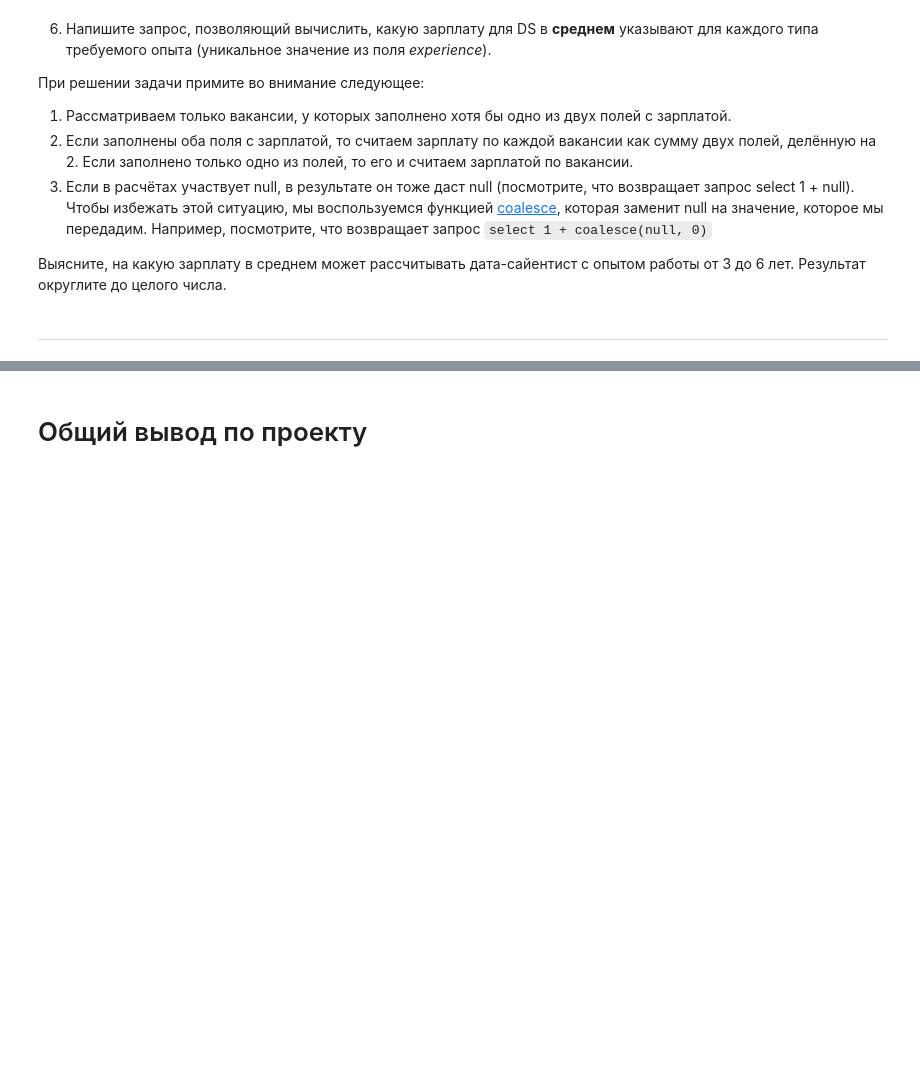
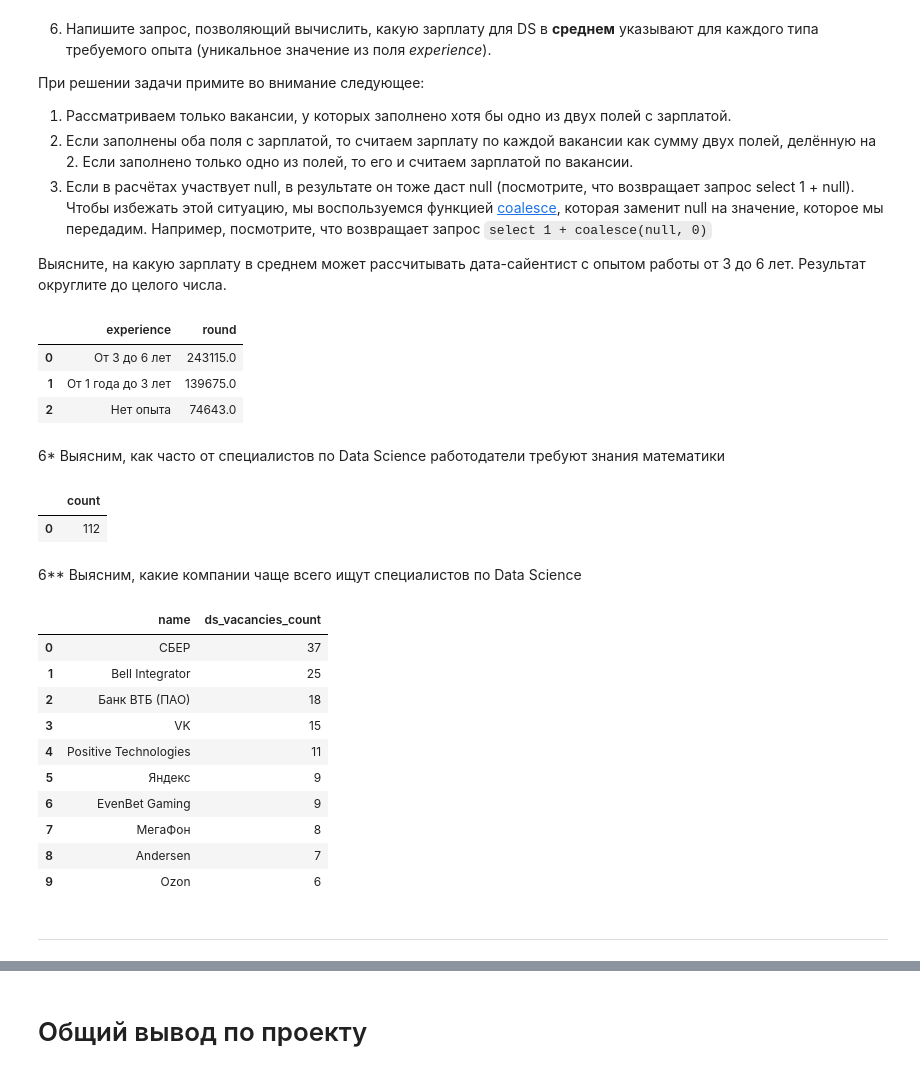
Before and after one commit to Anaiya798/Skillfactory, a Jupyter notebook: module_2.2/hh_sql.ipynb, the cells around one changed output, grey strips where cells are left out. Cells and saved outputs as stored; diff of their text form; code cells hidden in the pictures; blank space fills up the shorter version.

```diff
--- a/module_2.2/hh_sql.ipynb
+++ b/module_2.2/hh_sql.ipynb
@@ -358,4 +617,8 @@ df
 # %%
-# результат запроса
+df = pd.read_sql_query(query_6_6, connection)
+df
+# %% [output]
+|  | experience | round |
+| 0 | От 3 до 6 лет | 243115.0 |
+| 1 | От 1 года до 3 лет | 139675.0 |
+| 2 | Нет опыта | 74643.0 |
-# %% [markdown]
-***
@@ -363,0 +625,2 @@ df
+# %% [markdown]
+6* Выясним, как часто от специалистов по Data Science работодатели требуют знания математики
@@ -363,0 +640,36 @@ df
+# %%
+df = pd.read_sql_query(ad_query, connection)
+df
+# %% [output]
+|  | count |
+| 0 | 112 |
+# %% [markdown]
+6** Выясним, какие компании чаще всего ищут специалистов по Data Science
+# %%
+ad_query = f'''select
+                   e.name,
+                   count(v.id) as ds_vacancies_count
+                from
+                    dst_vacancies as v
+                    join public.employers as e on e.id = v.employer_id
+                group by e.id
+                order by count(v.id) desc
+                limit 10
+'''
+# %%
+df = pd.read_sql_query(ad_query, connection)
+df
+# %% [output]
+|  | name | ds_vacancies_count |
+| 0 | СБЕР | 37 |
+| 1 | Bell Integrator | 25 |
+| 2 | Банк ВТБ (ПАО) | 18 |
+| 3 | VK | 15 |
+| 4 | Positive Technologies | 11 |
+| 5 | Яндекс | 9 |
+| 6 | EvenBet Gaming | 9 |
+| 7 | МегаФон | 8 |
+| 8 | Andersen | 7 |
+| 9 | Ozon | 6 |
+# %% [markdown]
+***
```
Also changed, not shown: parts of 41 cells of this notebook, 1 other file.
